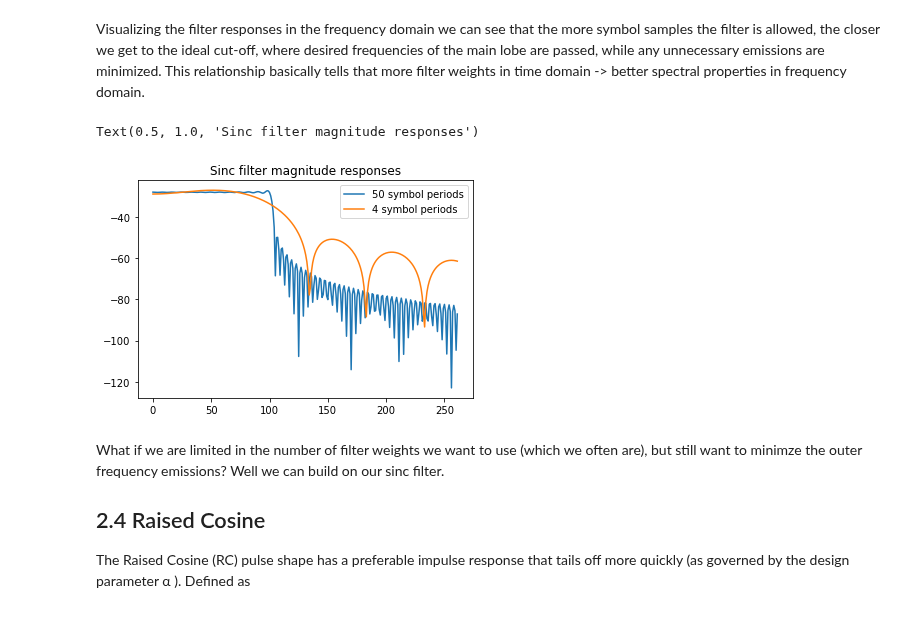
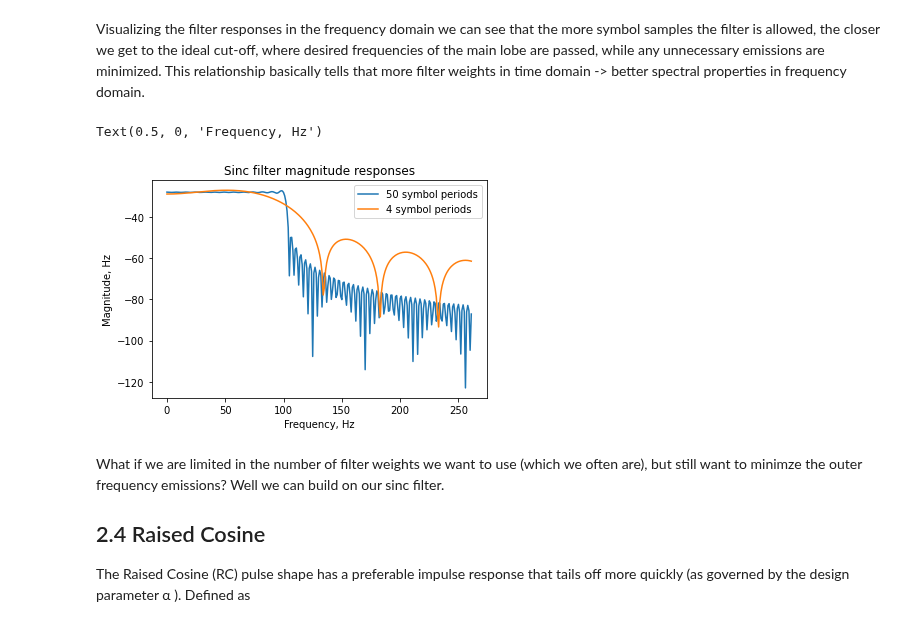
Before and after one commit to strath-sdr/dsp_notebooks, a Jupyter notebook: notebooks/baseband_modulation/02_pulse_shaping.ipynb, the cells around one changed output. Cells and saved outputs as stored; diff of their text form; code cells hidden in the pictures.

```diff
--- a/notebooks/baseband_modulation/02_pulse_shaping.ipynb
+++ b/notebooks/baseband_modulation/02_pulse_shaping.ipynb
@@ -171,18 +172,20 @@ Visualizing the filter responses in the frequency domain we can see that the mor
 # %%
 # Calculate frequency responses of the 2 filters
 fft_size = 1024
 sinc1_response = 20*np.log10(np.abs(np.fft.fftshift(np.fft.fft(sinc_weights, fft_size)))/fs)
 sinc2_response = 20*np.log10(np.abs(np.fft.fftshift(np.fft.fft(sinc_weights2, fft_size)))/fs)
 
 # Plot the frequency responses
 plt.plot(sinc1_response[int(fft_size/2):-250]) # truncated for better viewing experience
 plt.plot(sinc2_response[int(fft_size/2):-250])
 
 plt.legend(('50 symbol periods', '4 symbol periods'))
 plt.title('Sinc filter magnitude responses')
+plt.ylabel('Magnitude, Hz')
+plt.xlabel('Frequency, Hz')
 # %% [output]
-Text(0.5, 1.0, 'Sinc filter magnitude responses')
+Text(0.5, 0, 'Frequency, Hz')
-[figure, old version]
+[figure, new version]
 # %% [markdown]
 What if we are limited in the number of filter weights we want to use (which we often are), but still want to minimze the outer frequency emissions? Well we can build on our sinc filter.
 
```
Also changed, not shown: parts of 15 cells of this notebook, 1 other file.
